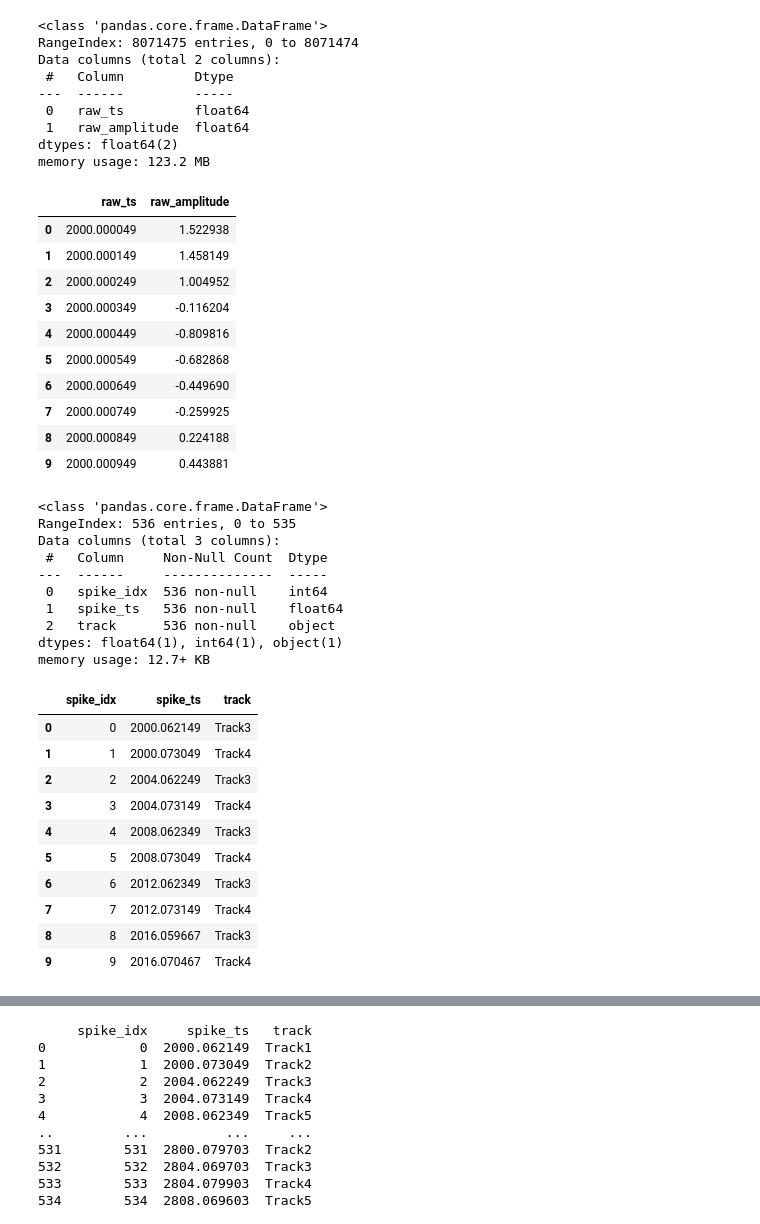
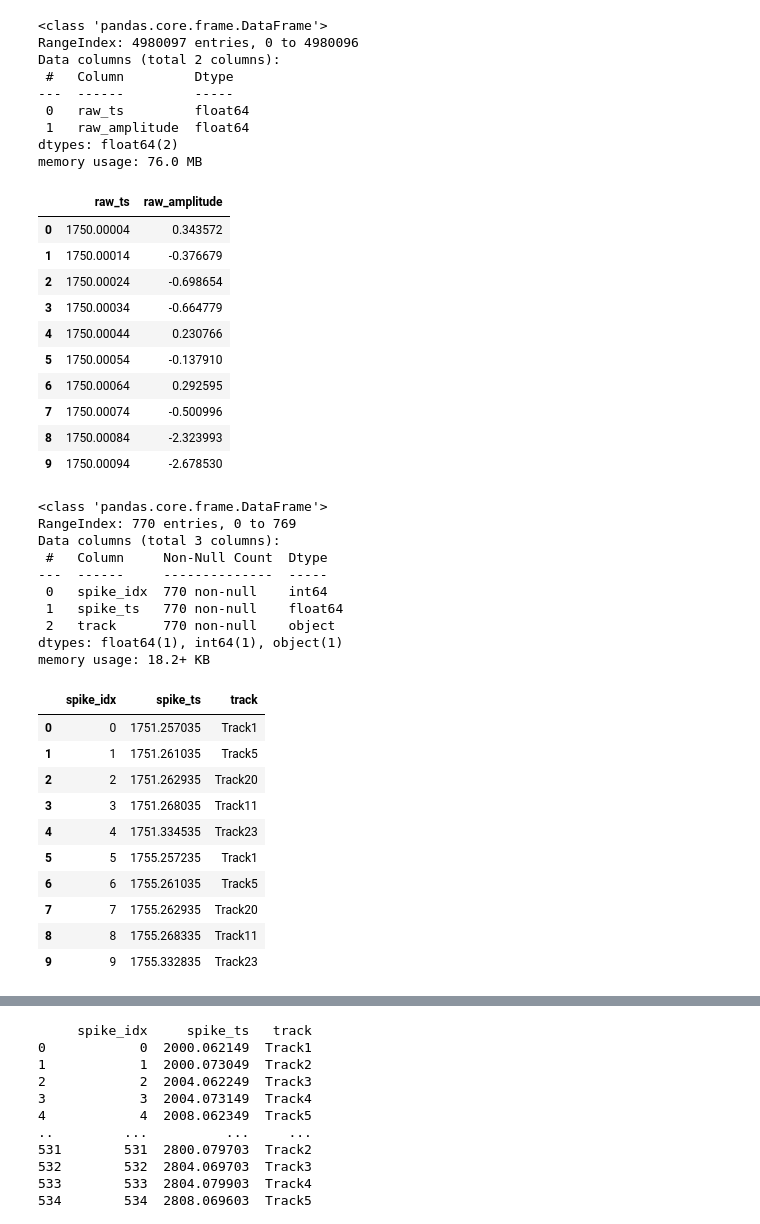
Before and after one commit to DominikaDarabos/explainable_MNG_spike_detection, a Jupyter notebook: raw_data_loading_plotting.ipynb, the cells around one changed output, grey strips where cells are left out. Cells and saved outputs as stored; diff of their text form; code cells hidden in the pictures.

```diff
--- a/raw_data_loading_plotting.ipynb
+++ b/raw_data_loading_plotting.ipynb
@@ -11,58 +11,58 @@ module_path = os.path.abspath(os.path.join('..'))
 sys.path.append(module_path)
 notebook_dir = os.getcwd()
 # %%
-csv_path = os.path.join(notebook_dir, '..', 'data', 'raw_data.csv')
+csv_path = os.path.join(notebook_dir, '..', 'data', '5_nerve', 'raw_data.csv')
 csv_path = os.path.abspath(csv_path)
 raw_data_df = pd.read_csv(csv_path)
 raw_data_df.info()
 raw_data_df[:10]
 # %% [output]
 <class 'pandas.core.frame.DataFrame'>
-RangeIndex: 8071475 entries, 0 to 8071474
+RangeIndex: 4980097 entries, 0 to 4980096
 Data columns (total 2 columns):
  #   Column         Dtype
 ---  ------         -----
  0   raw_ts         float64
  1   raw_amplitude  float64
 dtypes: float64(2)
-memory usage: 123.2 MB
+memory usage: 76.0 MB
 |  | raw_ts | raw_amplitude |
-| 0 | 2000.000049 | 1.522938 |
-| 1 | 2000.000149 | 1.458149 |
-| 2 | 2000.000249 | 1.004952 |
-| 3 | 2000.000349 | -0.116204 |
-| 4 | 2000.000449 | -0.809816 |
-| 5 | 2000.000549 | -0.682868 |
-| 6 | 2000.000649 | -0.449690 |
-| 7 | 2000.000749 | -0.259925 |
-| 8 | 2000.000849 | 0.224188 |
-| 9 | 2000.000949 | 0.443881 |
+| 0 | 1750.00004 | 0.343572 |
+| 1 | 1750.00014 | -0.376679 |
+| 2 | 1750.00024 | -0.698654 |
+| 3 | 1750.00034 | -0.664779 |
+| 4 | 1750.00044 | 0.230766 |
+| 5 | 1750.00054 | -0.137910 |
+| 6 | 1750.00064 | 0.292595 |
+| 7 | 1750.00074 | -0.500996 |
+| 8 | 1750.00084 | -2.323993 |
+| 9 | 1750.00094 | -2.678530 |
 # %%
-csv_path = os.path.join(notebook_dir, '..', 'data', 'spike_timestamps.csv')
+csv_path = os.path.join(notebook_dir, '..', 'data', '5_nerve', 'spike_timestamps.csv')
 csv_path = os.path.abspath(csv_path)
 action_potentials_df = pd.read_csv(csv_path)
 action_potentials_df.info()
 action_potentials_df[:10]
 # %% [output]
 <class 'pandas.core.frame.DataFrame'>
-RangeIndex: 536 entries, 0 to 535
+RangeIndex: 770 entries, 0 to 769
 Data columns (total 3 columns):
  #   Column     Non-Null Count  Dtype
 ---  ------     --------------  -----
- 0   spike_idx  536 non-null    int64
- 1   spike_ts   536 non-null    float64
- 2   track      536 non-null    object
+ 0   spike_idx  770 non-null    int64
+ 1   spike_ts   770 non-null    float64
+ 2   track      770 non-null    object
 dtypes: float64(1), int64(1), object(1)
-memory usage: 12.7+ KB
+memory usage: 18.2+ KB
 |  | spike_idx | spike_ts | track |
-| 0 | 0 | 2000.062149 | Track3 |
-| 1 | 1 | 2000.073049 | Track4 |
-| 2 | 2 | 2004.062249 | Track3 |
-| 3 | 3 | 2004.073149 | Track4 |
-| 4 | 4 | 2008.062349 | Track3 |
-| 5 | 5 | 2008.073049 | Track4 |
-| 6 | 6 | 2012.062349 | Track3 |
-| 7 | 7 | 2012.073149 | Track4 |
-| 8 | 8 | 2016.059667 | Track3 |
-| 9 | 9 | 2016.070467 | Track4 |
+| 0 | 0 | 1751.257035 | Track1 |
+| 1 | 1 | 1751.261035 | Track5 |
+| 2 | 2 | 1751.262935 | Track20 |
+| 3 | 3 | 1751.268035 | Track11 |
+| 4 | 4 | 1751.334535 | Track23 |
+| 5 | 5 | 1755.257235 | Track1 |
+| 6 | 6 | 1755.261035 | Track5 |
+| 7 | 7 | 1755.262935 | Track20 |
+| 8 | 8 | 1755.268335 | Track11 |
+| 9 | 9 | 1755.332835 | Track23 |
 # %%
```
Also changed, not shown: parts of 4 cells of this notebook, 4 other files.
